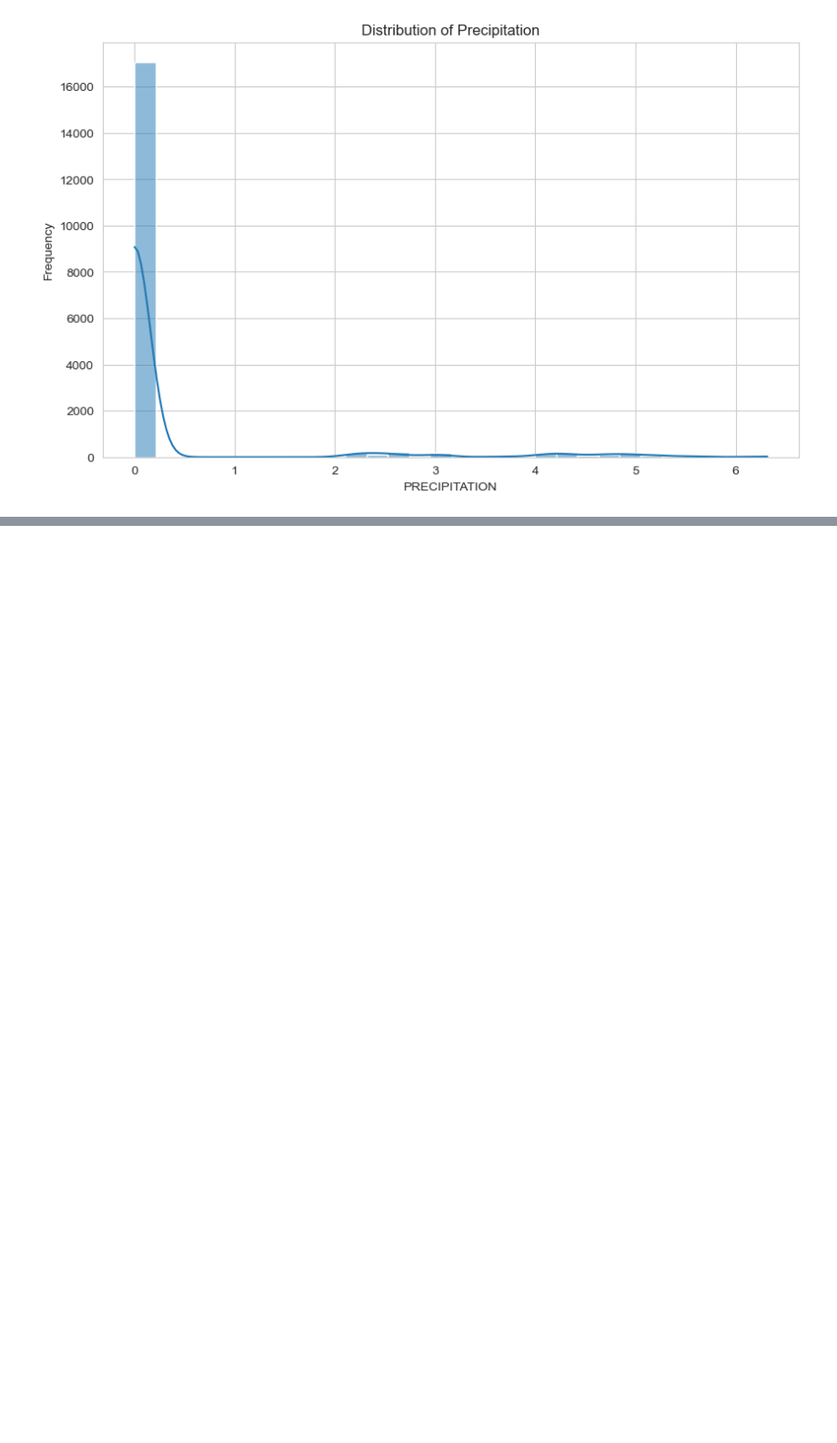
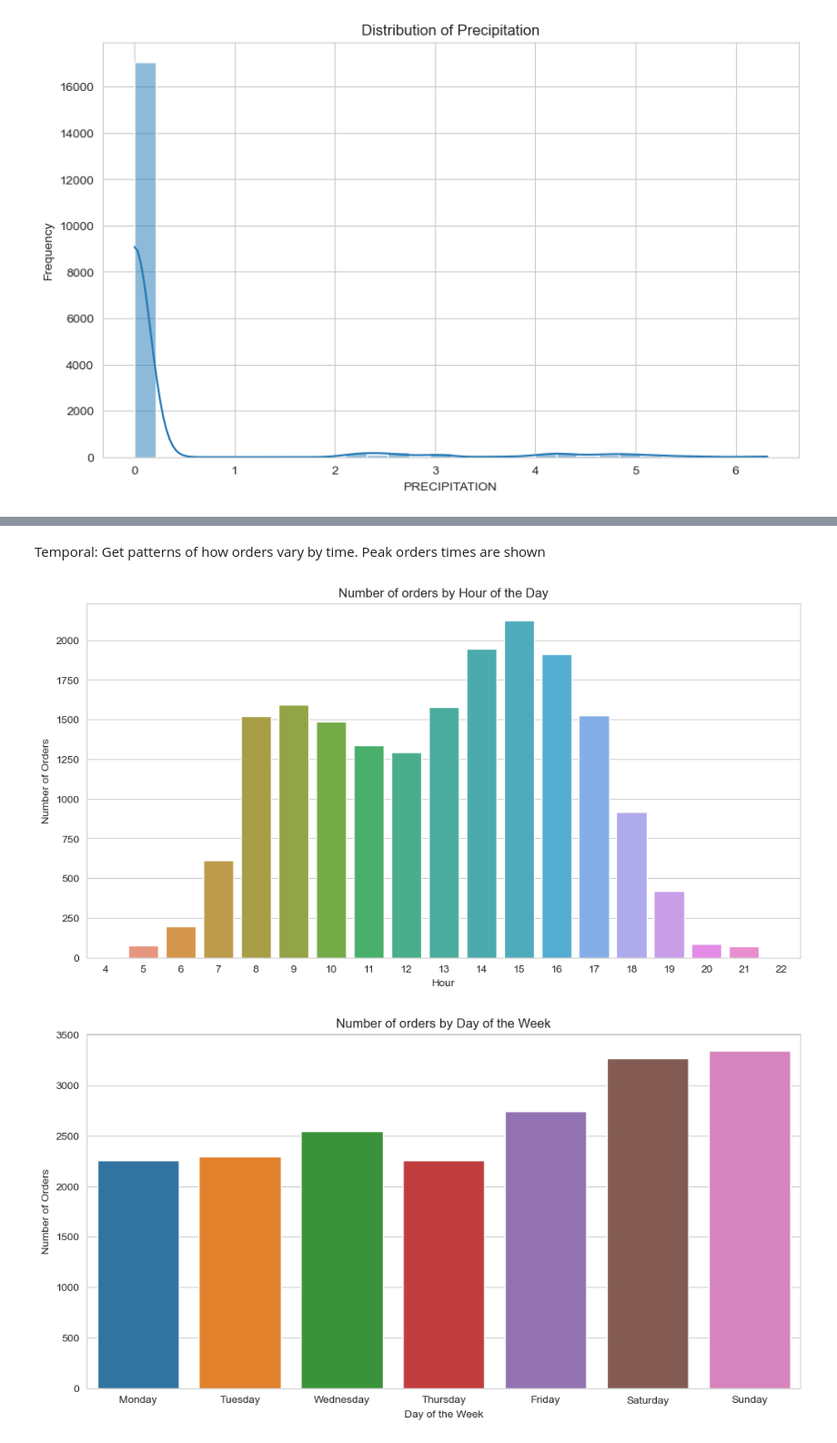
Before and after one commit to kyriakossk2000/order_analysis, a Jupyter notebook: Data/data_analysis.ipynb, the cells around one changed output, grey strips where cells are left out. Shown at 91% size. Cells and saved outputs as stored; diff of their text form; code cells hidden in the pictures; blank space fills up the shorter version.

```diff
--- a/Data/data_analysis.ipynb
+++ b/Data/data_analysis.ipynb
@@ -94,0 +117,28 @@ plot_histogram(data, 'PRECIPITATION', 'Distribution of Precipitation')
+# %% [markdown]
+Temporal: Get patterns of how orders vary by time. Peak orders times are shown
+# %%
+import matplotlib.dates as mdates
+
+data['TIMESTAMP'] = pd.to_datetime(data['TIMESTAMP'])  # TIMESTAMP to datetime
+
+data['Hour'] = data['TIMESTAMP'].dt.hour # data extraction --> getting hour
+data['Day_Of_Week'] = data['TIMESTAMP'].dt.day_name() # same for day
+
+# graphs for orders happened during a day
+plt.figure(figsize=(12, 6))
+sns.countplot(x='Hour', data=data)
+plt.title('Number of orders by Hour of the Day')
+plt.xlabel('Hour')
+plt.ylabel('Number of Orders')
+plt.show()
+
+# Same for daily orders
+plt.figure(figsize=(12, 6))
+order_by_day = sns.countplot(x='Day_Of_Week', data=data, order=['Monday', 'Tuesday', 'Wednesday', 'Thursday', 'Friday', 'Saturday', 'Sunday'])
+plt.title('Number of orders by Day of the Week')
+plt.xlabel('Day of the Week')
+plt.ylabel('Number of Orders')
+plt.show()
+# %% [output]
+[figure, added]
+[figure, added]
```
Also changed, not shown: parts of 13 cells of this notebook, 2 other files.
